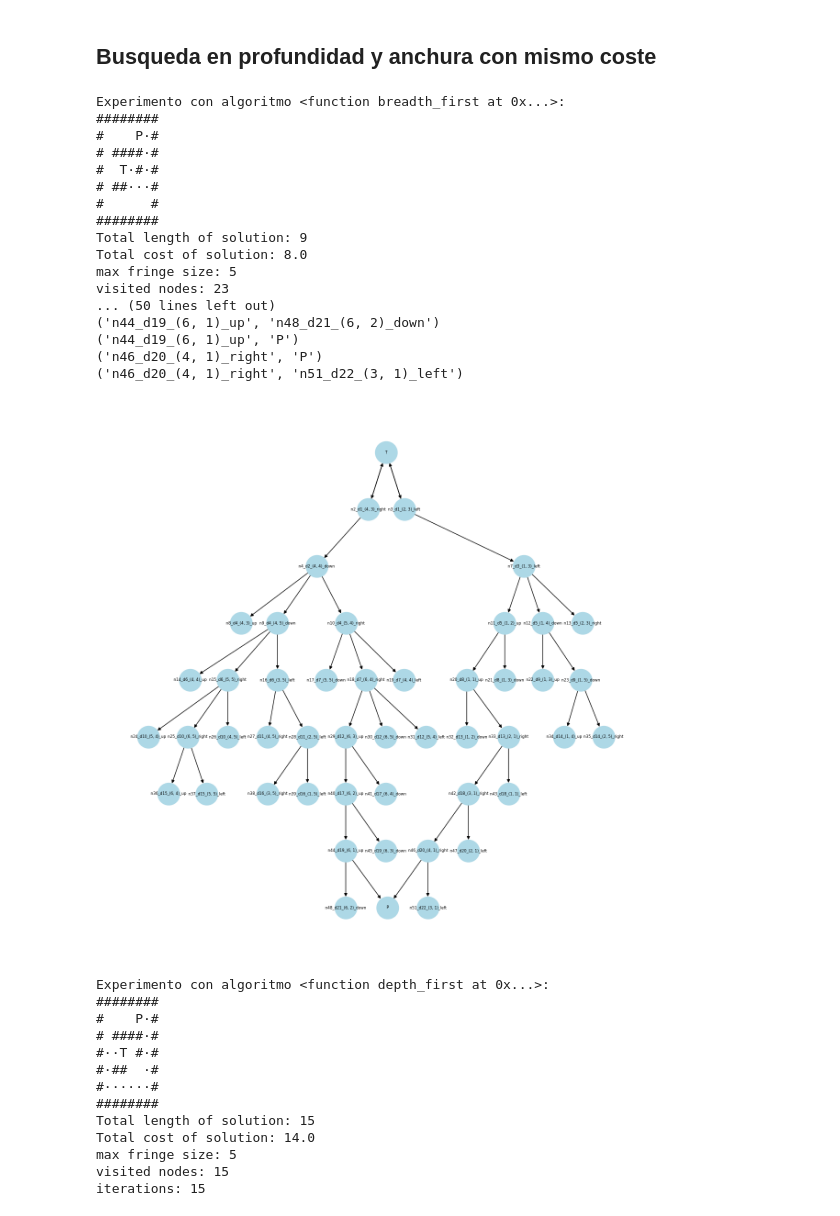
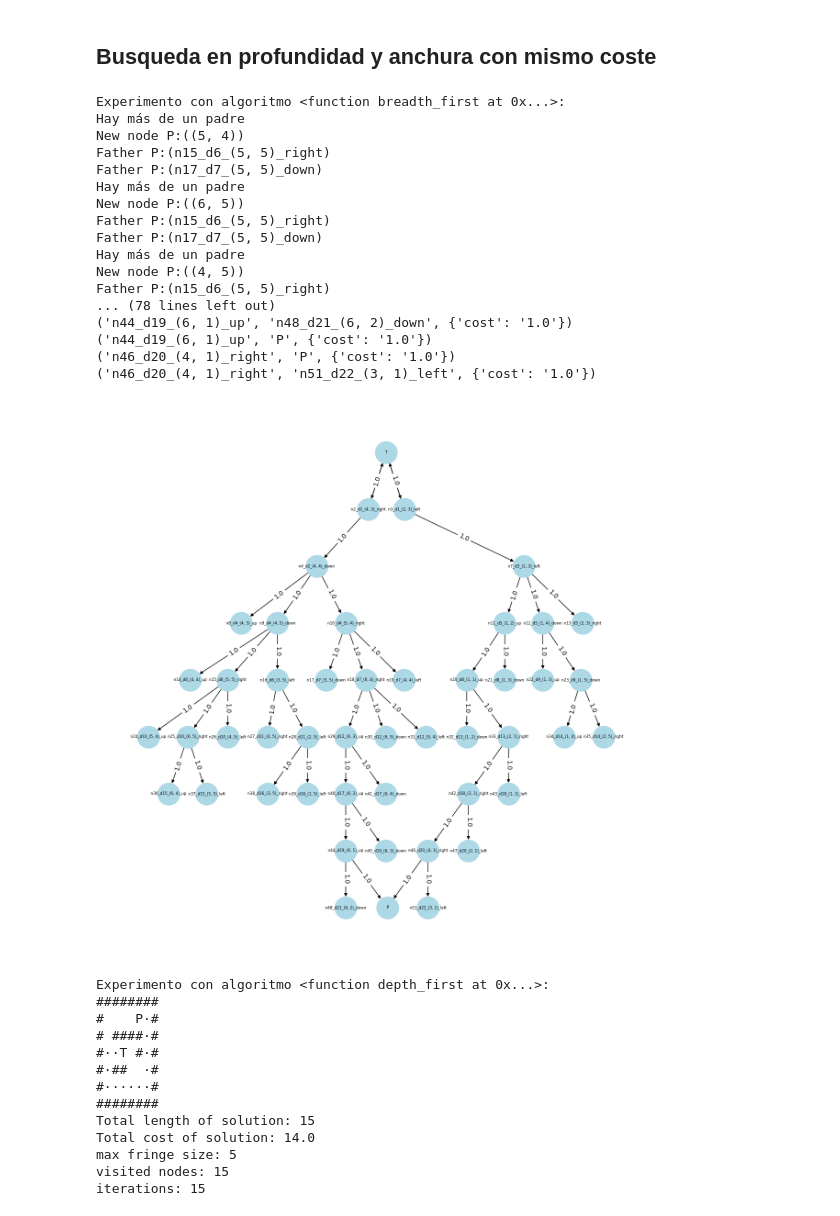
Before and after one commit to UNIR-RPA/UNIR-RPA-ACTIVIDAD-1, a Jupyter notebook: miunar04_act1/Cuaderno_Actividad_1_Búsqueda.ipynb, the cells around one changed output. Drawn from its saved outputs; the diff is of its cells as text; code cells hidden in the pictures.

```diff
--- a/miunar04_act1/Cuaderno_Actividad_1_Búsqueda.ipynb
+++ b/miunar04_act1/Cuaderno_Actividad_1_Búsqueda.ipynb
@@ -23,7 +23,6 @@ Requirement already satisfied: pyparsing>=3.0.9 in c:\users\asier\miniconda3\env
 Requirement already satisfied: colorama in c:\users\asier\miniconda3\envs\rpa\lib\site-packages (from click>=8.1.3->flask) (0.4.6)
 Requirement already satisfied: MarkupSafe>=2.0 in c:\users\asier\miniconda3\envs\rpa\lib\site-packages (from Jinja2>=3.1.2->flask) (3.0.2)
 # %%
-
 #!/usr/bin/env python
 # coding: utf-8
 
@@ -45,18 +44,21 @@ depth_count = 1
 
 class Node():
 
-    def __init__(self, node_count, father_node_point, point_x, point_y, depht, action):
+    def __init__(self, node_count, father_node_point, point_x, point_y, depht, action, heuristic_number):
         self.node_count = node_count
         self.father_node_point = father_node_point
         self.point = (point_x, point_y)
         self.depht = depht
         self.action = action
+        self.heuristic_number = heuristic_number
         if (self.point == (3, 3)):
             self.identifier = "T"
         elif (self.point == (5, 1)):
             self.identifier = "P"
         else:
             self.identifier = f"n{node_count}_d{depht}_{self.point}_{action}"
+            # lineas = [f"n:{node_count}", f"d:{depht}", f"p:{self.point}", f"a:{action}"]
+            # self.identifier = "\n".join(lineas)
 
 class GameWalkPuzzle(SearchProblem):
 
@@ -77,7 +79,8 @@ class GameWalkPuzzle(SearchProblem):
                       point_x=x,
                       point_y=y,
                       depht=0,
-                      action="no action"
+                      action="no action",
+                      heuristic_number=heuristic_number
                     )
                     nodes.append(node)
                 elif self.board[y][x].lower() == "p":
@@ -100,7 +103,8 @@ class GameWalkPuzzle(SearchProblem):
                     point_x=newx,
                     point_y=newy,
                     depht=depth_count,
-                    action=action
+                    action=action,
+                    heuristic_number=1
                 )
                 '''
                 is_visited_before = False
@@ -113,7 +117,14 @@ class GameWalkPuzzle(SearchProblem):
                         edges.append((node_father.identifier, new_node.identifier))
                 '''
                 node_father = [n for n in nodes if n.point == (x, y)][0]
-                edges.append((node_father.identifier, new_node.identifier))
+                fathers = [n for n in nodes if n.point == (x, y)]
+                if len(fathers) > 1:
+                    print(f"Hay más de un padre")
+                    print(f"New node P:({new_node.point})")
+                    for father in fathers:
+                        print(f"Father P:({father.identifier})")
+                # edges.append((node_father.identifier, new_node.identifier)"})
+                edges.append((node_father.identifier, new_node.identifier, {"cost": f"{self.costs[action]}"}))
                 nodes.append(new_node)
 
         depth_count = depth_count + 1
@@ -252,50 +263,55 @@ COSTS = {
 
 node_count = 0
 nodes = []
 edges = []
 depth_count = 1
 
 # algorithms=(breadth_first, depth_first)
 algorithms=(breadth_first,)
 main (MAP_ASCII, COSTS, algorithms)
 
 # Crear un grafo tipo árbol
 G = nx.DiGraph()
 
 print(len(edges))
 unique_y = {tup[1] for tup in edges}
 print(len(unique_y))
+
 G.add_edges_from(edges)
 
 for edge in edges:
     print(edge)
 
 # Dibujar el grafo con un diseño jerárquico
 pos = nx.nx_agraph.graphviz_layout(G, prog="dot")  # Necesita Graphviz instalado
 plt.figure(figsize=(12, 12))
 nx.draw(G, pos, with_labels=True, arrows=True, node_size=1200, node_color="lightblue", font_size=6)
 
+# Get edge labels and draw them
+edge_labels = nx.get_edge_attributes(G, "cost")
+nx.draw_networkx_edge_labels(G, pos, edge_labels=edge_labels)
+
 # Mostrar el árbol
 plt.show()
 # %% [output]
 Experimento con algoritmo <function breadth_first at 0x...>:
-########
-#    P·#
-# ####·#
-#  T·#·#
-# ##···#
-#      #
-########
-Total length of solution: 9
-Total cost of solution: 8.0
-max fringe size: 5
-visited nodes: 23
-... (50 lines left out)
-('n44_d19_(6, 1)_up', 'n48_d21_(6, 2)_down')
-('n44_d19_(6, 1)_up', 'P')
-('n46_d20_(4, 1)_right', 'P')
-('n46_d20_(4, 1)_right', 'n51_d22_(3, 1)_left')
+Hay más de un padre
+New node P:((5, 4))
+Father P:(n15_d6_(5, 5)_right)
+Father P:(n17_d7_(5, 5)_down)
+Hay más de un padre
+New node P:((6, 5))
+Father P:(n15_d6_(5, 5)_right)
+Father P:(n17_d7_(5, 5)_down)
+Hay más de un padre
+New node P:((4, 5))
+Father P:(n15_d6_(5, 5)_right)
+... (78 lines left out)
+('n44_d19_(6, 1)_up', 'n48_d21_(6, 2)_down', {'cost': '1.0'})
+('n44_d19_(6, 1)_up', 'P', {'cost': '1.0'})
+('n46_d20_(4, 1)_right', 'P', {'cost': '1.0'})
+('n46_d20_(4, 1)_right', 'n51_d22_(3, 1)_left', {'cost': '1.0'})
-[figure, old version]
+[figure, new version]
 # %%
 #!/usr/bin/env python
 # coding: utf-8
```
Also changed, not shown: parts of 7 cells of this notebook, 1 other file.
